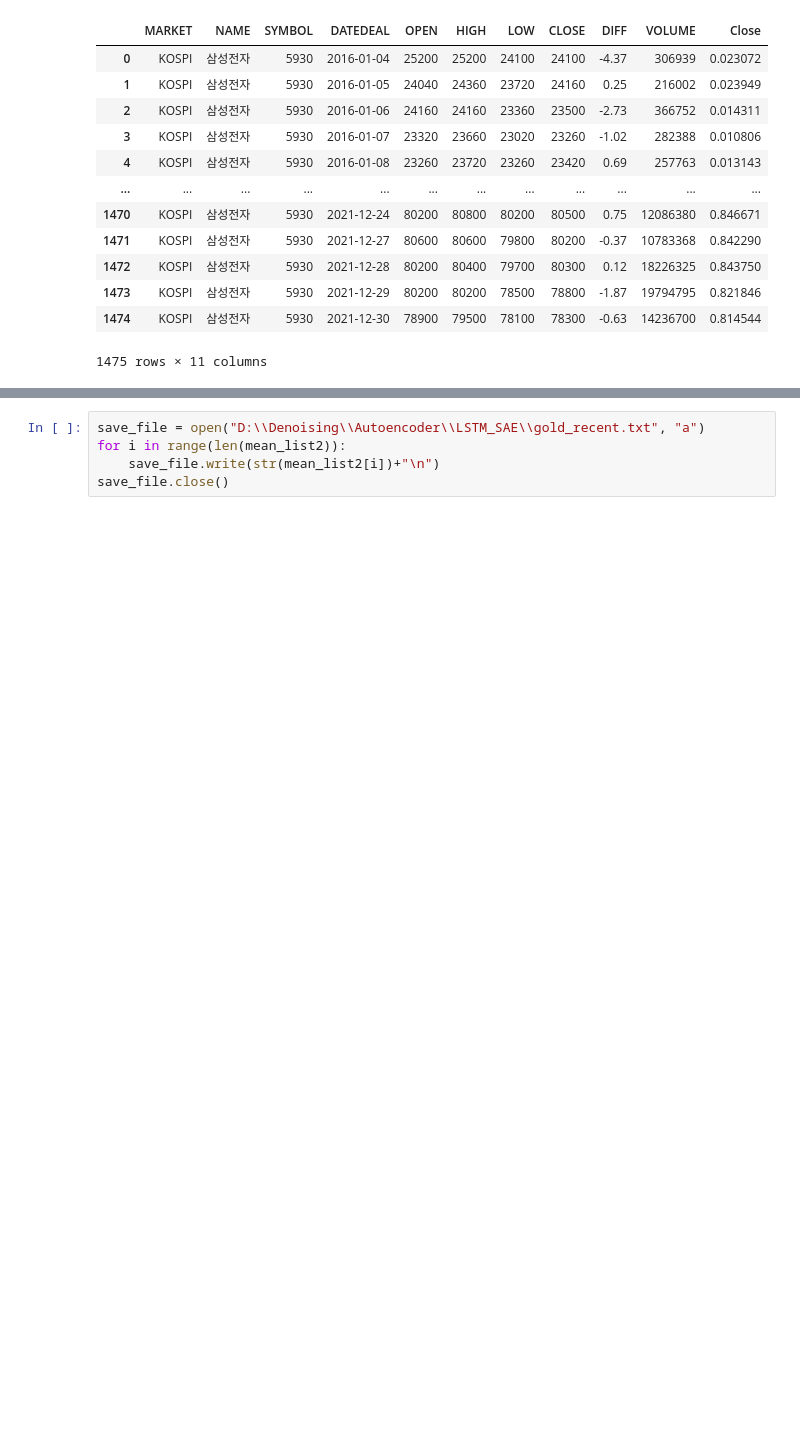
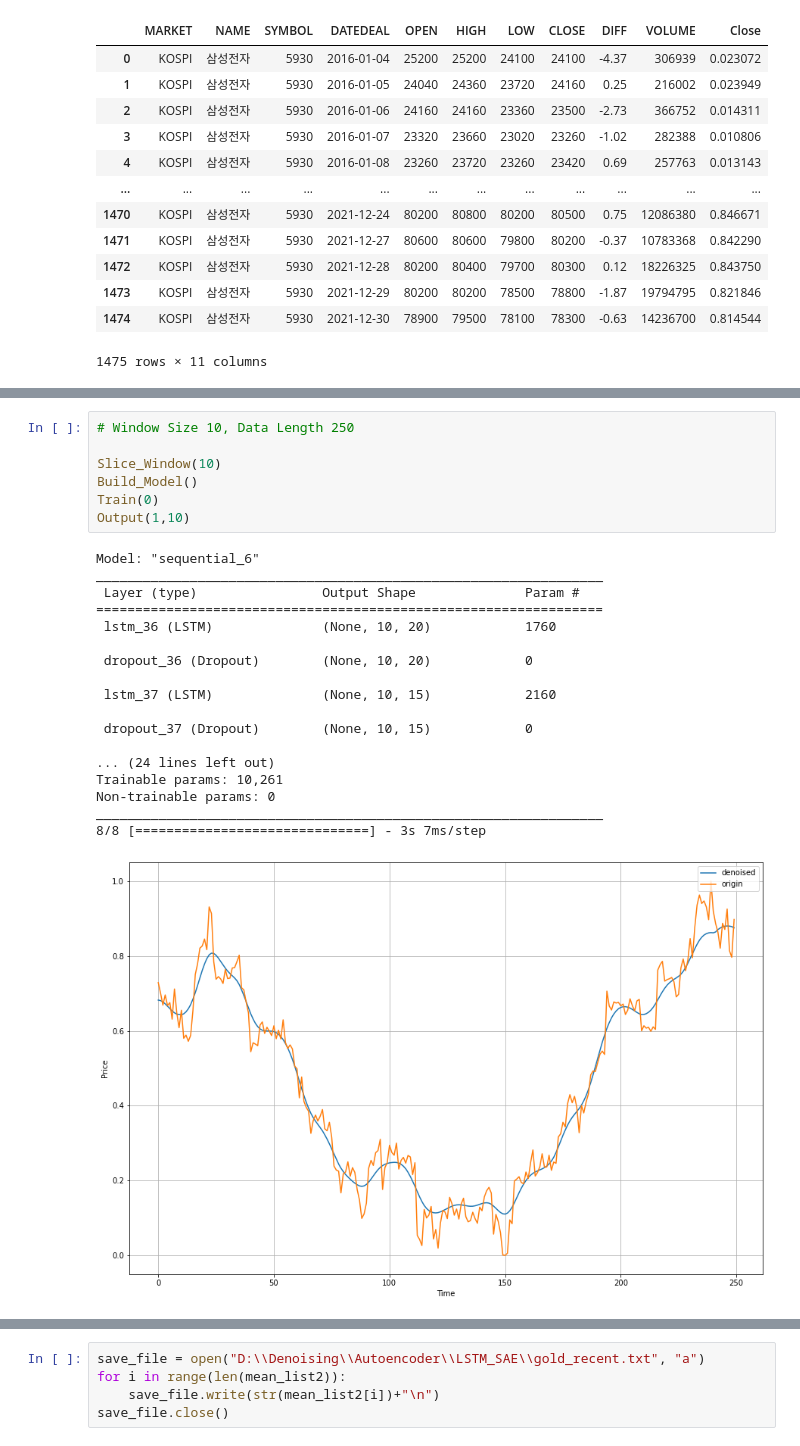
Before and after one commit to rushandgg/LSTM_Stacked_Autoencoder, a Jupyter notebook: LSTM_SAE2.ipynb, the cells around one changed output, grey strips where cells are left out. Cells and saved outputs as stored; diff of their text form; blank space fills up the shorter version.

```diff
--- a/LSTM_SAE2.ipynb
+++ b/LSTM_SAE2.ipynb
@@ -219,0 +217,26 @@ plt.show()
+# %%
+# Window Size 10, Data Length 250
+
+Slice_Window(10)
+Build_Model()
+Train(0)
+Output(1,10)
+# %% [output]
+Model: "sequential_6"
+_________________________________________________________________
+ Layer (type)                Output Shape              Param #
+=================================================================
+ lstm_36 (LSTM)              (None, 10, 20)            1760
+
+ dropout_36 (Dropout)        (None, 10, 20)            0
+
+ lstm_37 (LSTM)              (None, 10, 15)            2160
+
+ dropout_37 (Dropout)        (None, 10, 15)            0
+
+... (24 lines left out)
+Trainable params: 10,261
+Non-trainable params: 0
+_________________________________________________________________
+8/8 [==============================] - 3s 7ms/step
+[figure, added]
```
Also changed, not shown: parts of 7 cells of this notebook, 3 other files.
